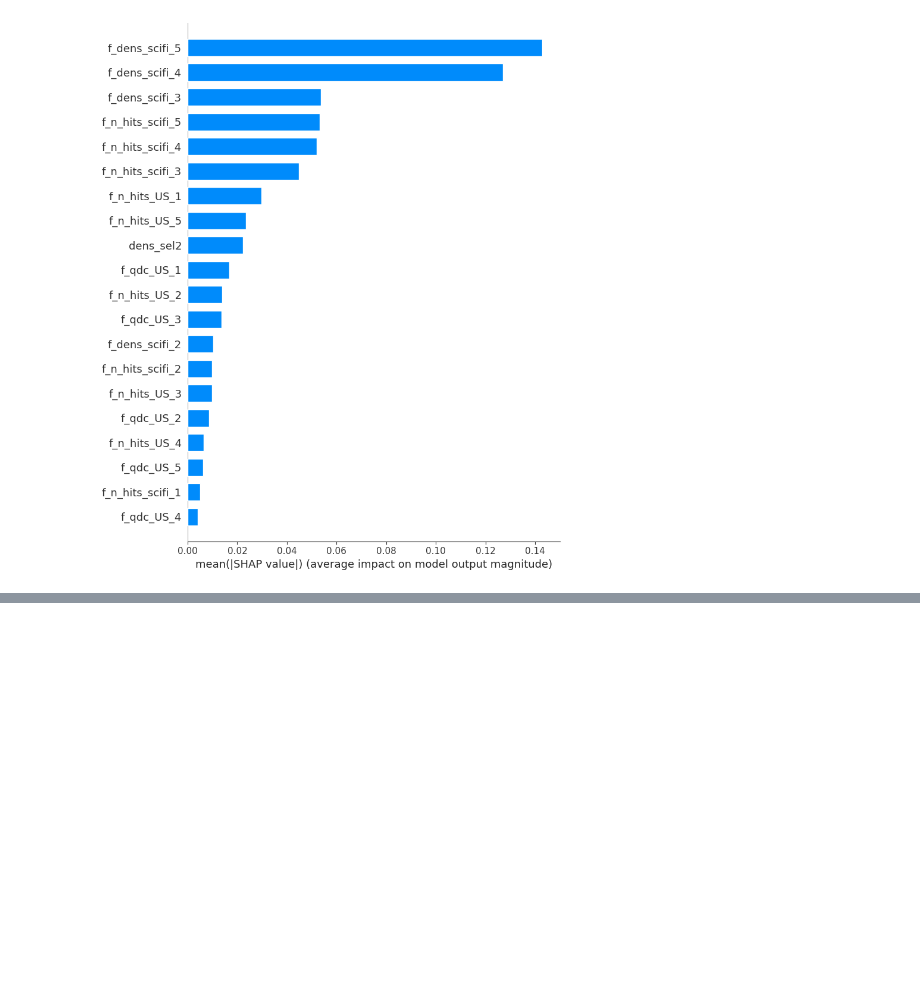
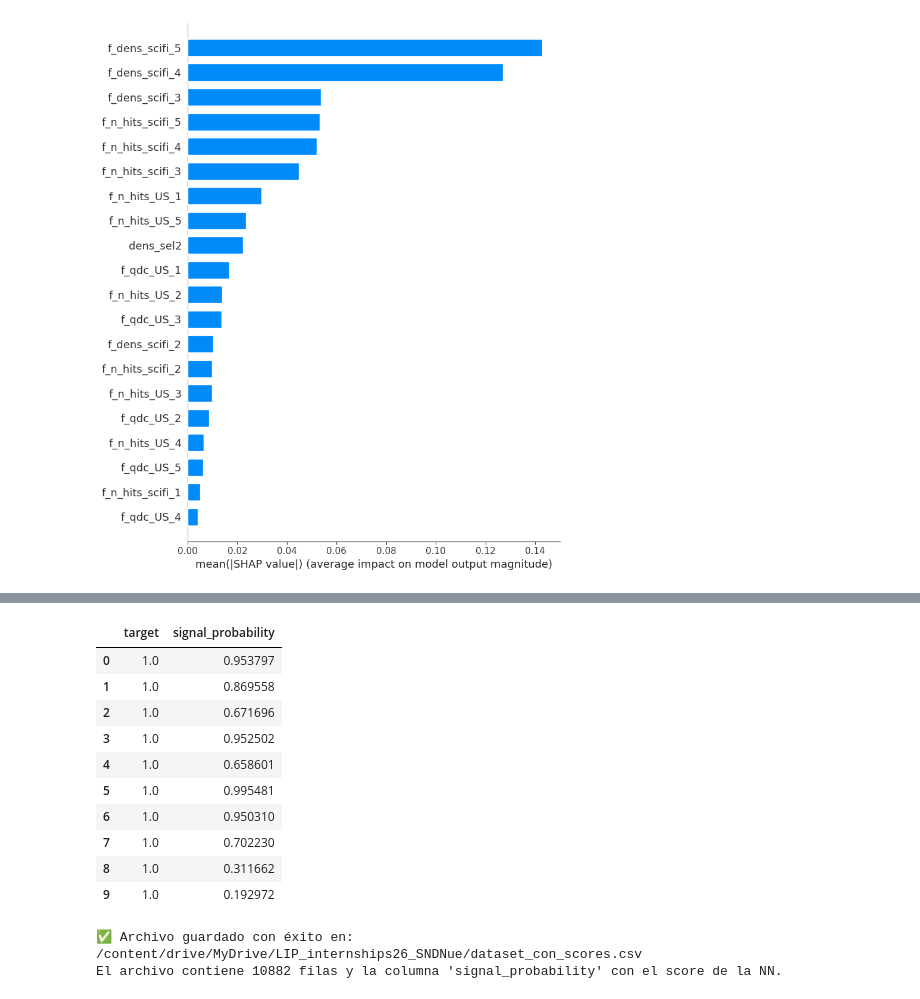
Before and after one commit to jajajandro/LIP_updated-codes, a Jupyter notebook: Template_ML.ipynb, the cells around one changed output, grey strips where cells are left out. Drawn from its saved outputs; the diff is of its cells as text; code cells hidden in the pictures; blank space fills up the shorter version.

```diff
--- a/Template_ML.ipynb
+++ b/Template_ML.ipynb
@@ -1202,0 +1206,26 @@ Generando gráfico...
+# %%
+# 1. Mostrar los primeros 10 eventos para ver la columna 'signal_probability'
+display(FullSignal[['target', 'signal_probability']].head(10))
+
+# 2. Definir la ruta de salida
+output_file = project_path + "dataset_con_scores.csv"
+
+# 3. Guardar el DataFrame completo (con todas las variables originales y el score)
+FullSignal.to_csv(output_file, index=False)
+
+print(f"✅ Archivo guardado con éxito en: {output_file}")
+print(f"El archivo contiene {len(FullSignal)} filas y la columna 'signal_probability' con el score de la NN.")
+# %% [output]
+|  | target | signal_probability |
+| 0 | 1.0 | 0.953797 |
+| 1 | 1.0 | 0.869558 |
+| 2 | 1.0 | 0.671696 |
+| 3 | 1.0 | 0.952502 |
+| 4 | 1.0 | 0.658601 |
+| 5 | 1.0 | 0.995481 |
+| 6 | 1.0 | 0.950310 |
+| 7 | 1.0 | 0.702230 |
+| 8 | 1.0 | 0.311662 |
+| 9 | 1.0 | 0.192972 |
+✅ Archivo guardado con éxito en: /content/drive/MyDrive/LIP_internships26_SNDNue/dataset_con_scores.csv
+El archivo contiene 10882 filas y la columna 'signal_probability' con el score de la NN.
```
Also changed, not shown: parts of 1 cell of this notebook.
